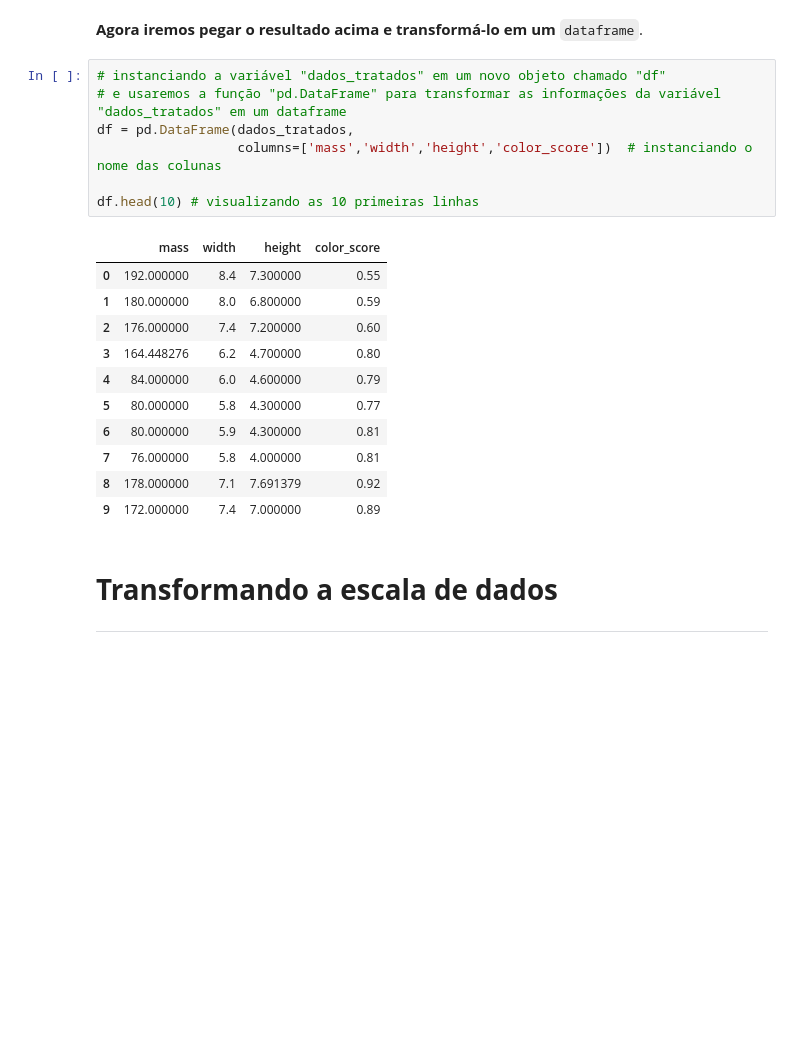
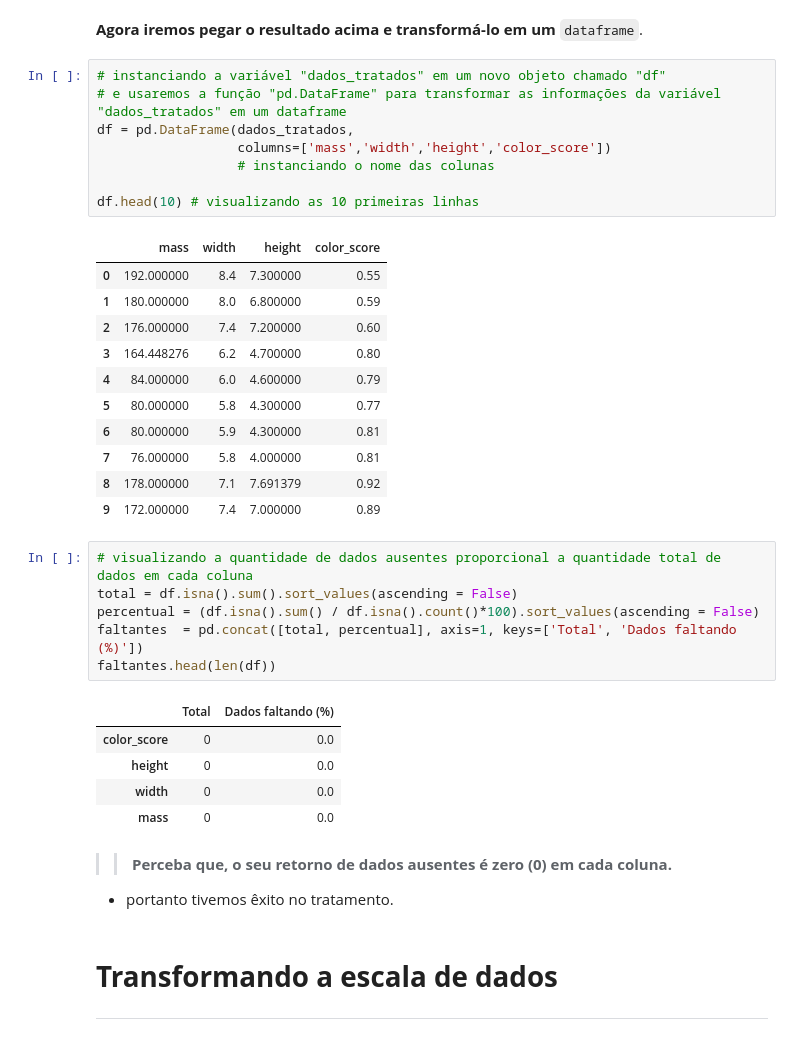
Before and after one commit to FGalvao77/Machine-Learning, a Jupyter notebook: 02_Introdução_ao_Pré_processamento_de_dados_com_Python.ipynb, the cells around one changed output. Cells and saved outputs as stored; diff of their text form; blank space fills up the shorter version.

```diff
--- a/02_Introdução_ao_Pré_processamento_de_dados_com_Python.ipynb
+++ b/02_Introdução_ao_Pré_processamento_de_dados_com_Python.ipynb
@@ -748,7 +777,8 @@ array([[192.        ,   8.4       ,   7.3       ,   0.55      ],
 # instanciando a variável "dados_tratados" em um novo objeto chamado "df"
 # e usaremos a função "pd.DataFrame" para transformar as informações da variável "dados_tratados" em um dataframe
 df = pd.DataFrame(dados_tratados,
-                  columns=['mass','width','height','color_score'])  # instanciando o nome das colunas
+                  columns=['mass','width','height','color_score'])
+                  # instanciando o nome das colunas
 
 df.head(10) # visualizando as 10 primeiras linhas
 # %% [output]
@@ -763,6 +793,21 @@ df.head(10) # visualizando as 10 primeiras linhas
 | 7 | 76.000000 | 5.8 | 4.000000 | 0.81 |
 | 8 | 178.000000 | 7.1 | 7.691379 | 0.92 |
 | 9 | 172.000000 | 7.4 | 7.000000 | 0.89 |
+# %%
+# visualizando a quantidade de dados ausentes proporcional a quantidade total de dados em cada coluna
+total = df.isna().sum().sort_values(ascending = False)
+percentual = (df.isna().sum() / df.isna().count()*100).sort_values(ascending = False)
+faltantes  = pd.concat([total, percentual], axis=1, keys=['Total', 'Dados faltando (%)'])
+faltantes.head(len(df))
+# %% [output]
+|  | Total | Dados faltando (%) |
+| color_score | 0 | 0.0 |
+| height | 0 | 0.0 |
+| width | 0 | 0.0 |
+| mass | 0 | 0.0 |
+# %% [markdown]
+>> **Perceba que, o seu retorno de dados ausentes é zero (0) em cada coluna.**
+  - portanto tivemos êxito no tratamento.
 # %% [markdown]
 # **Transformando a escala de dados**
 
```
Also changed, not shown: parts of 8 cells of this notebook.
